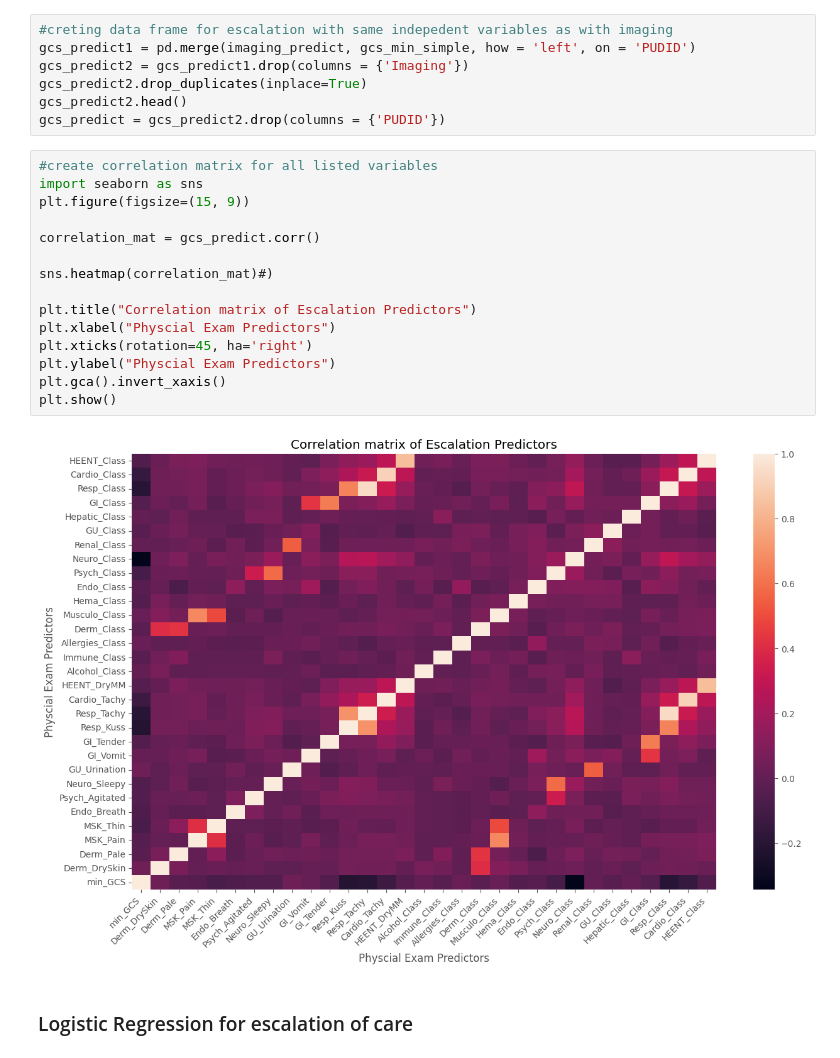
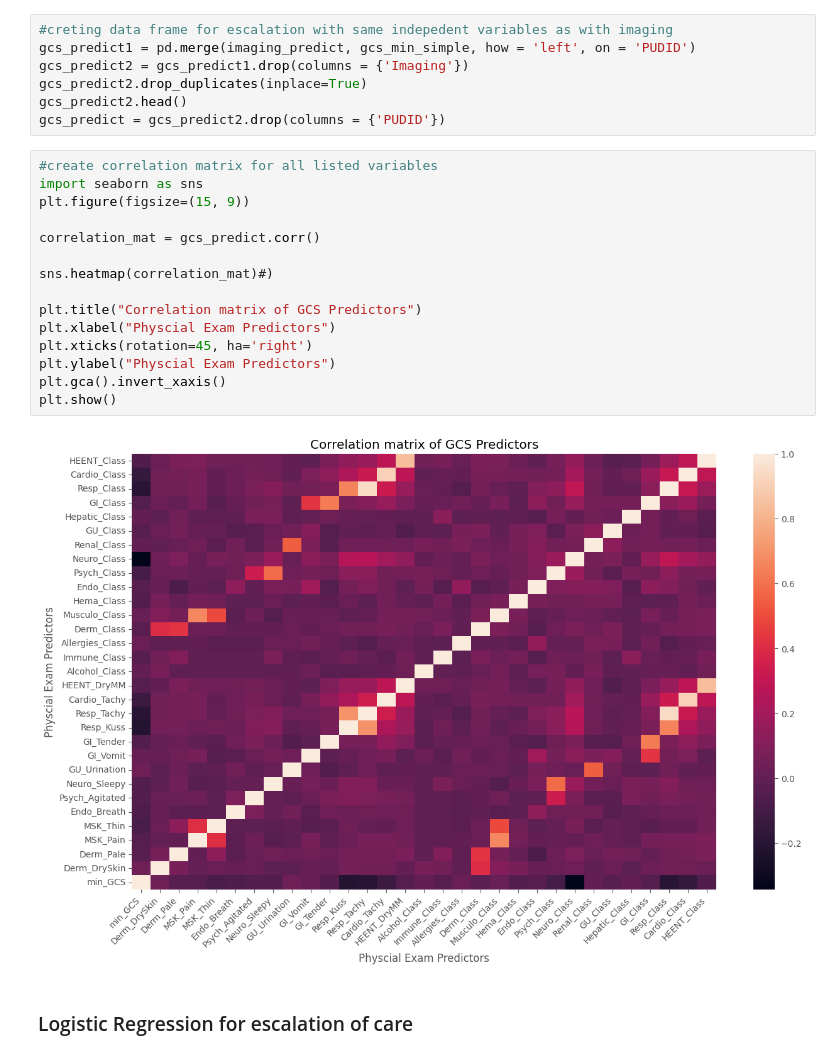
Before and after one commit to andrea-stofko/bmi-data-science-project, a Jupyter notebook: PE - DKA BMI.ipynb, the cells around one changed output. Saved outputs shown, nothing was run; the diff lists cells and outputs as text.

Commit message:
GCS correlation matrix

```diff
--- a/PE - DKA BMI.ipynb
+++ b/PE - DKA BMI.ipynb
@@ -801,20 +801,20 @@ gcs_predict = gcs_predict2.drop(columns = {'PUDID'})
 # %%
 #create correlation matrix for all listed variables
 import seaborn as sns
 plt.figure(figsize=(15, 9))
 
 correlation_mat = gcs_predict.corr()
 
 sns.heatmap(correlation_mat)#)
 
-plt.title("Correlation matrix of Escalation Predictors")
+plt.title("Correlation matrix of GCS Predictors")
 plt.xlabel("Physcial Exam Predictors")
 plt.xticks(rotation=45, ha='right')
 plt.ylabel("Physcial Exam Predictors")
 plt.gca().invert_xaxis()
 plt.show()
 # %% [output]
-[figure, old version]
+[figure, new version]
 # %% [markdown]
 ### Logistic Regression for escalation of care
 # %% [markdown]
```
